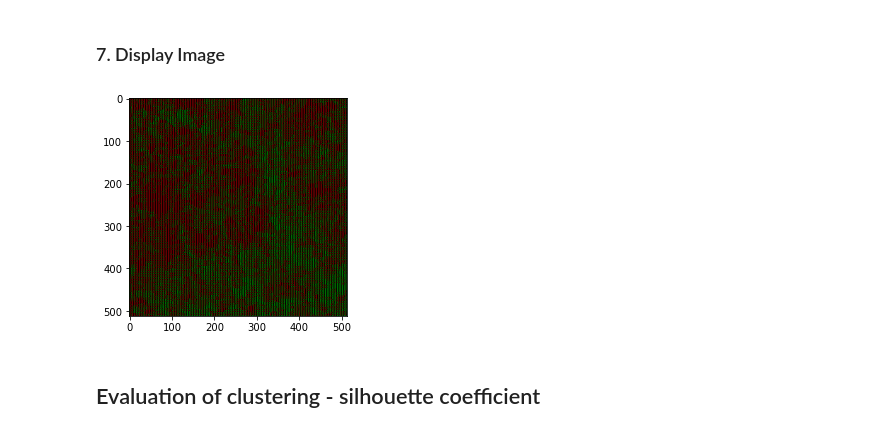
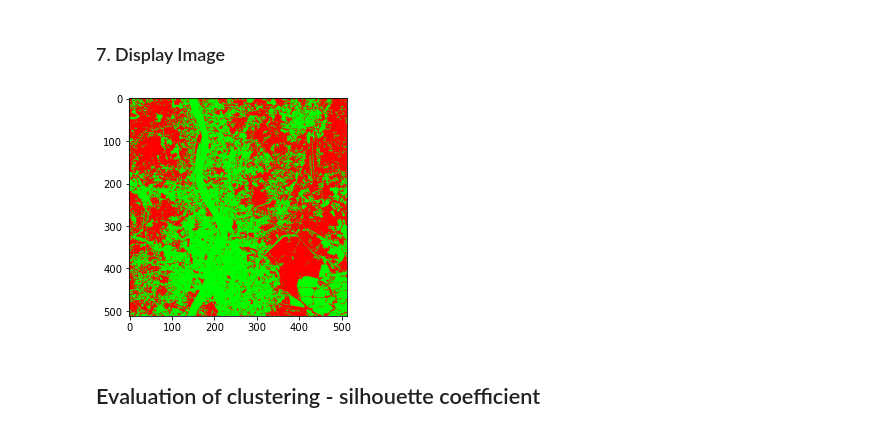
Before and after one commit to ajaybiswas22/k-means-clustering, a Jupyter notebook: src/k_means_code.ipynb, the cells around one changed output. Drawn from its saved outputs; the diff is of its cells as text; code cells hidden in the pictures.

```diff
--- a/src/k_means_code.ipynb
+++ b/src/k_means_code.ipynb
@@ -71,7 +71,7 @@ imageInput=np.array([im1,im2,im3,im4]).T
 # %% [markdown]
 ### 3. Initialize clusteredImage as the output image.
 # %%
-clusteredImage = np.zeros((512,512,3))
+clusteredImage = np.zeros((512,512,3),dtype='uint8')
 # %% [markdown]
 ### 4. Random coordinate
 # %%
@@ -123,15 +123,15 @@ print(updatedCentroids)
 # %%
 for i in range(512):
     for j in range(512):
-        clusteredImage[i,j,:] = color[int(classData[i,j])]
+        clusteredImage[j,i,:] = color[int(classData[i,j])]
 # %% [markdown]
 ### 7. Display Image
 # %%
-img = Image.fromarray(clusteredImage.astype(int), 'RGB')
+img = Image.fromarray(clusteredImage, 'RGB')
 imgplot = plt.imshow(img)
 plt.show()
 # %% [output]
-[figure, old version]
+[figure, new version]
 # %% [markdown]
 ## Evaluation of clustering - silhouette coefficient
 # %%
```
Also changed, not shown: parts of 4 cells of this notebook.
